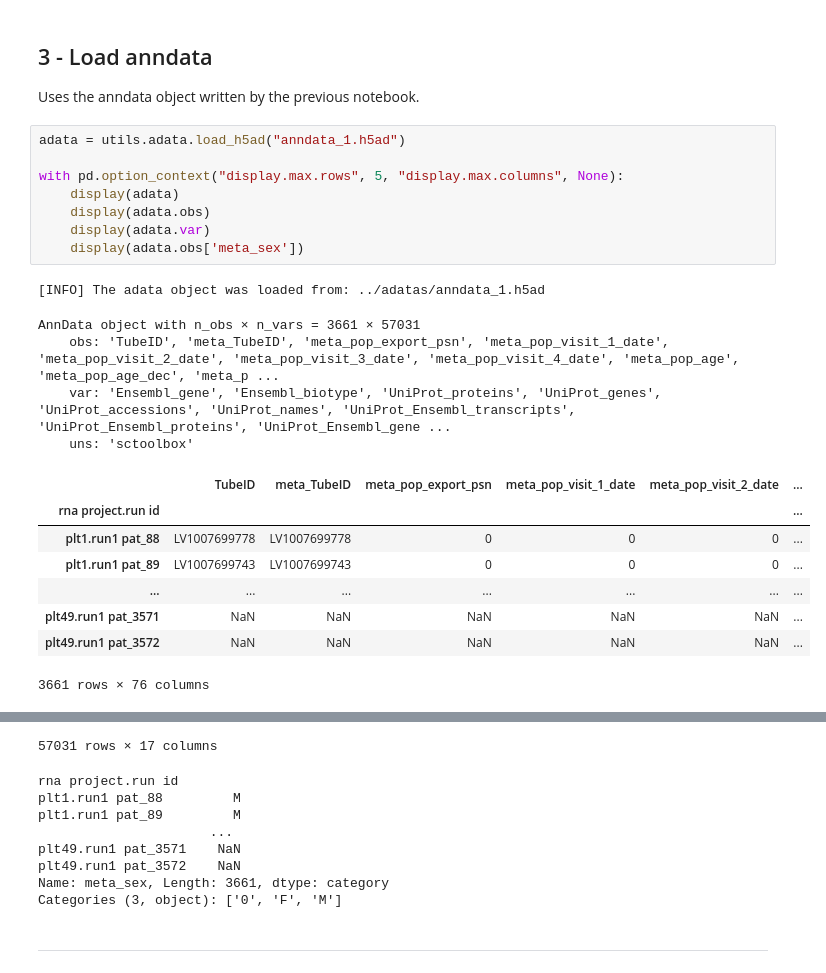
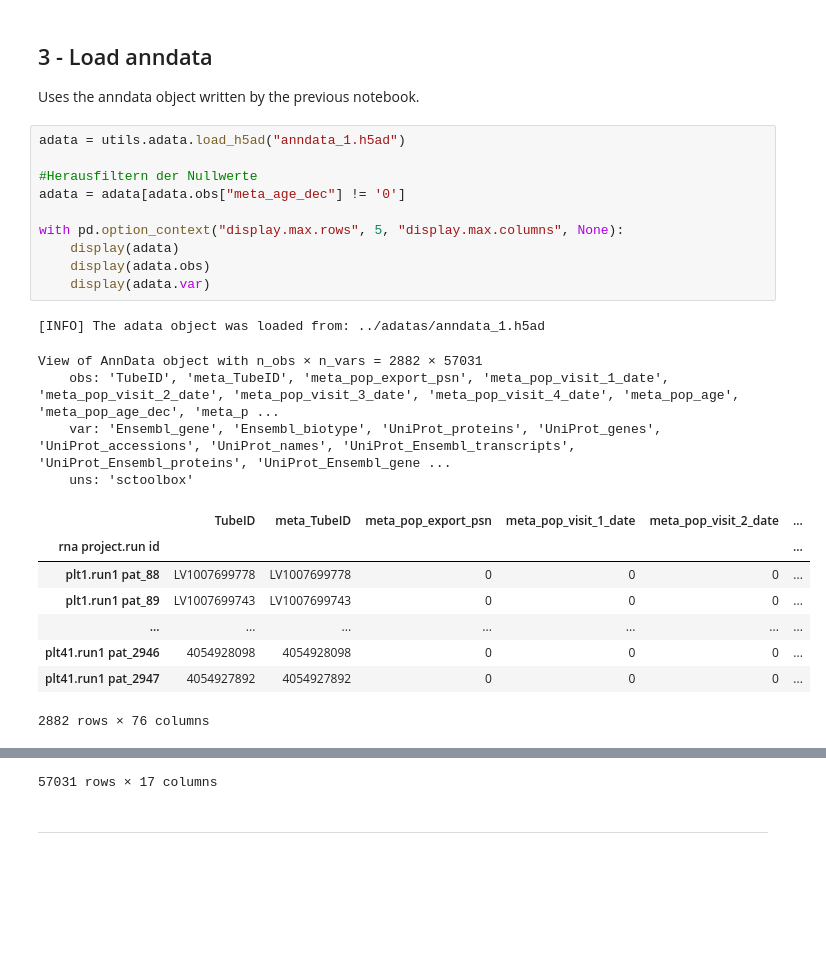
Before and after one commit to dlnija/ScRNA-analysis, a Jupyter notebook: 02_QC_filtering.ipynb, the cells around one changed output, grey strips where cells are left out. Drawn from its saved outputs; the diff is of its cells as text; blank space fills up the shorter version.

```diff
--- a/02_QC_filtering.ipynb
+++ b/02_QC_filtering.ipynb
@@ -54,26 +53,28 @@ _________
 Uses the anndata object written by the previous notebook.
 # %%
 adata = utils.adata.load_h5ad("anndata_1.h5ad")
+
+#Herausfiltern der Nullwerte
+adata = adata[adata.obs["meta_age_dec"] != '0']
 
 with pd.option_context("display.max.rows", 5, "display.max.columns", None):
     display(adata)
     display(adata.obs)
     display(adata.var)
-    display(adata.obs['meta_sex'])
 # %% [output]
 [INFO] The adata object was loaded from: ../adatas/anndata_1.h5ad
-AnnData object with n_obs × n_vars = 3661 × 57031
+View of AnnData object with n_obs × n_vars = 2882 × 57031
     obs: 'TubeID', 'meta_TubeID', 'meta_pop_export_psn', 'meta_pop_visit_1_date', 'meta_pop_visit_2_date', 'meta_pop_visit_3_date', 'meta_pop_visit_4_date', 'meta_pop_age', 'meta_pop_age_dec', 'meta_p ...
     var: 'Ensembl_gene', 'Ensembl_biotype', 'UniProt_proteins', 'UniProt_genes', 'UniProt_accessions', 'UniProt_names', 'UniProt_Ensembl_transcripts', 'UniProt_Ensembl_proteins', 'UniProt_Ensembl_gene ...
     uns: 'sctoolbox'
 |  | TubeID | meta_TubeID | meta_pop_export_psn | meta_pop_visit_1_date | meta_pop_visit_2_date | ... |
 | rna project.run id |  |  |  |  |  | ... |
 | plt1.run1 pat_88 | LV1007699778 | LV1007699778 | 0 | 0 | 0 | ... |
 | plt1.run1 pat_89 | LV1007699743 | LV1007699743 | 0 | 0 | 0 | ... |
 | ... | ... | ... | ... | ... | ... | ... |
-| plt49.run1 pat_3571 | NaN | NaN | NaN | NaN | NaN | ... |
-| plt49.run1 pat_3572 | NaN | NaN | NaN | NaN | NaN | ... |
+| plt41.run1 pat_2946 | 4054928098 | 4054928098 | 0 | 0 | 0 | ... |
+| plt41.run1 pat_2947 | 4054927892 | 4054927892 | 0 | 0 | 0 | ... |
-3661 rows × 76 columns
+2882 rows × 76 columns
 |  | Ensembl_gene | Ensembl_biotype | UniProt_proteins | UniProt_genes | UniProt_accessions | ... |
 | Ensembl gene id |  |  |  |  |  | ... |
 | ENSG00000146555 | SDK1 | protein_coding | Protein sidekick-1 | SDK1 | Q7Z5N4; F8W6X9; A0A087WTQ6 | ... |
@@ -82,14 +83,6 @@ AnnData object with n_obs × n_vars = 3661 × 57031
 | ENSG00000270696 | ENSG00000270696 | lncRNA | NaN | NaN | NaN | ... |
 | ENSG00000229906 | SNRPGP11 | processed_pseudogene | NaN | NaN | NaN | ... |
 57031 rows × 17 columns
-rna project.run id
-plt1.run1 pat_88         M
-plt1.run1 pat_89         M
-                      ...
-plt49.run1 pat_3571    NaN
-plt49.run1 pat_3572    NaN
-Name: meta_sex, Length: 3661, dtype: category
-Categories (3, object): ['0', 'F', 'M']
 # %% [markdown]
 __________
 # %% [markdown]
```
Also changed, not shown: parts of 17 cells of this notebook.
